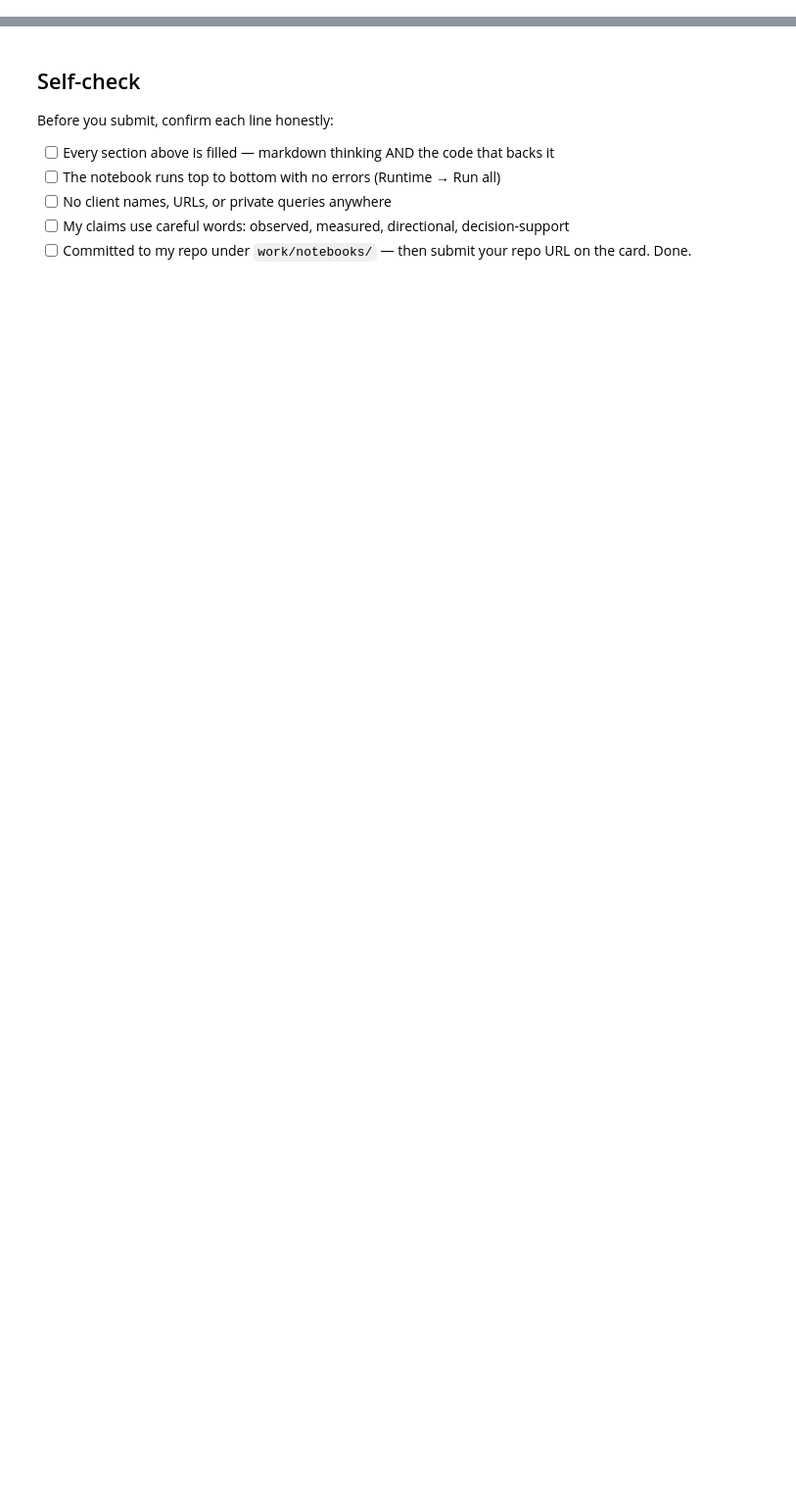
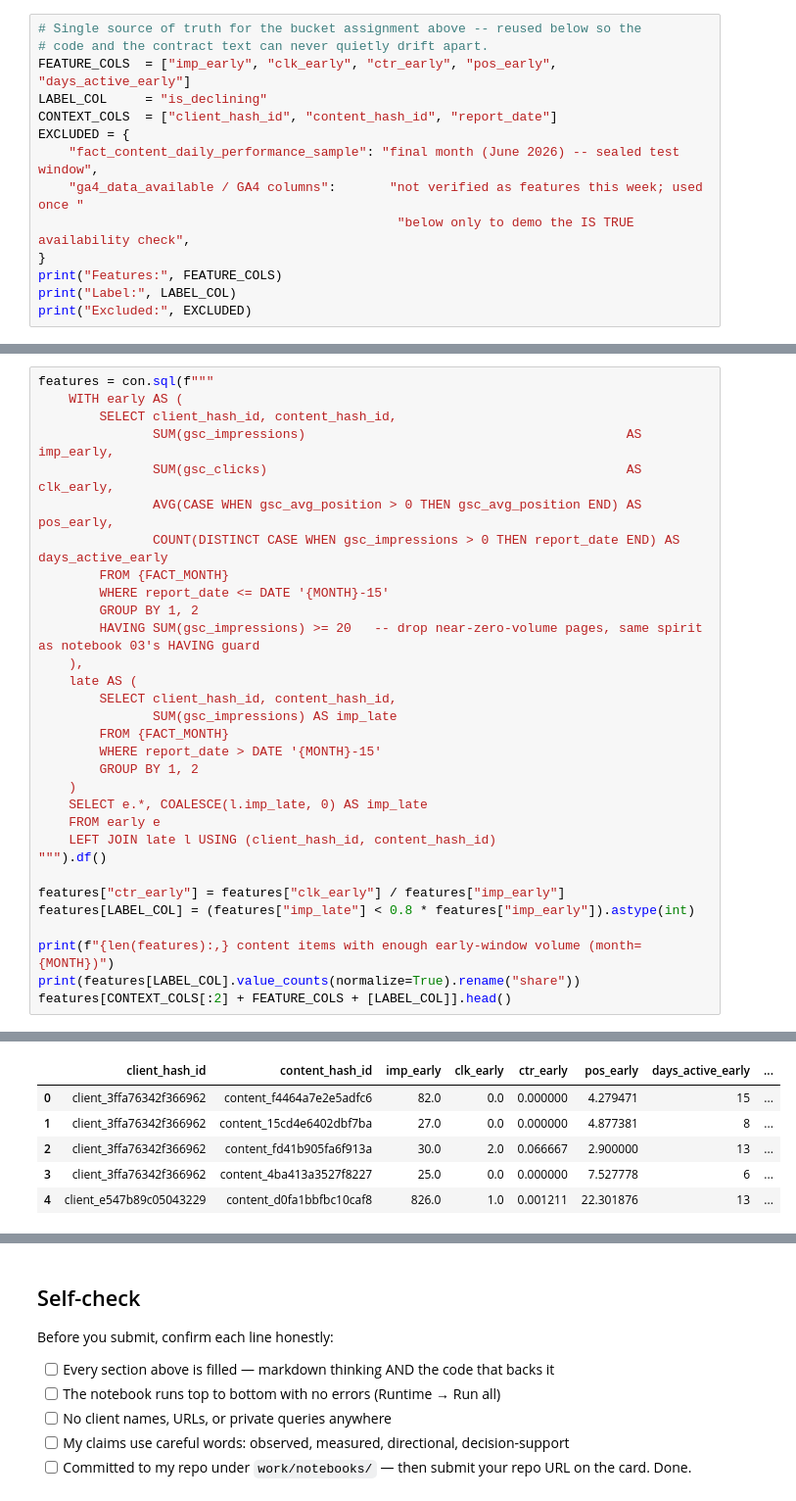
Before and after one commit to Mehroz485/ML-01, a Jupyter notebook: work/notebooks/w03_data_contract.ipynb, the cells around one changed output, grey strips where cells are left out. Shown at 98% size. Drawn from its saved outputs; the diff is of its cells as text; blank space fills up the shorter version.

```diff
--- a/work/notebooks/w03_data_contract.ipynb
+++ b/work/notebooks/w03_data_contract.ipynb
@@ -22,0 +73,14 @@ This skeleton is yours to fill. Work the sections **in order** — each one has
+# %%
+# Single source of truth for the bucket assignment above -- reused below so the
+# code and the contract text can never quietly drift apart.
+FEATURE_COLS  = ["imp_early", "clk_early", "ctr_early", "pos_early", "days_active_early"]
+LABEL_COL     = "is_declining"
+CONTEXT_COLS  = ["client_hash_id", "content_hash_id", "report_date"]
+EXCLUDED = {
+    "fact_content_daily_performance_sample": "final month (June 2026) -- sealed test window",
+    "ga4_data_available / GA4 columns":       "not verified as features this week; used once "
+                                               "below only to demo the IS TRUE availability check",
+}
+print("Features:", FEATURE_COLS)
+print("Label:", LABEL_COL)
+print("Excluded:", EXCLUDED)
@@ -36,0 +159,32 @@ This skeleton is yours to fill. Work the sections **in order** — each one has
+# %%
+features = con.sql(f"""
+    WITH early AS (
+        SELECT client_hash_id, content_hash_id,
+               SUM(gsc_impressions)                                          AS imp_early,
+               SUM(gsc_clicks)                                               AS clk_early,
+               AVG(CASE WHEN gsc_avg_position > 0 THEN gsc_avg_position END) AS pos_early,
+               COUNT(DISTINCT CASE WHEN gsc_impressions > 0 THEN report_date END) AS days_active_early
+        FROM {FACT_MONTH}
+        WHERE report_date <= DATE '{MONTH}-15'
+        GROUP BY 1, 2
+        HAVING SUM(gsc_impressions) >= 20   -- drop near-zero-volume pages, same spirit as notebook 03's HAVING guard
+    ),
+    late AS (
+        SELECT client_hash_id, content_hash_id,
+               SUM(gsc_impressions) AS imp_late
+        FROM {FACT_MONTH}
+        WHERE report_date > DATE '{MONTH}-15'
+        GROUP BY 1, 2
+    )
+    SELECT e.*, COALESCE(l.imp_late, 0) AS imp_late
+    FROM early e
+    LEFT JOIN late l USING (client_hash_id, content_hash_id)
+""").df()
+
+features["ctr_early"] = features["clk_early"] / features["imp_early"]
+features[LABEL_COL] = (features["imp_late"] < 0.8 * features["imp_early"]).astype(int)
+
+print(f"{len(features):,} content items with enough early-window volume (month={MONTH})")
+print(features[LABEL_COL].value_counts(normalize=True).rename("share"))
+features[CONTEXT_COLS[:2] + FEATURE_COLS + [LABEL_COL]].head()
+# %% [output]
@@ -36,0 +196,6 @@ This skeleton is yours to fill. Work the sections **in order** — each one has
+|  | client_hash_id | content_hash_id | imp_early | clk_early | ctr_early | pos_early | days_active_early | ... |
+| 0 | client_3ffa76342f366962 | content_f4464a7e2e5adfc6 | 82.0 | 0.0 | 0.000000 | 4.279471 | 15 | ... |
+| 1 | client_3ffa76342f366962 | content_15cd4e6402dbf7ba | 27.0 | 0.0 | 0.000000 | 4.877381 | 8 | ... |
+| 2 | client_3ffa76342f366962 | content_fd41b905fa6f913a | 30.0 | 2.0 | 0.066667 | 2.900000 | 13 | ... |
+| 3 | client_3ffa76342f366962 | content_4ba413a3527f8227 | 25.0 | 0.0 | 0.000000 | 7.527778 | 6 | ... |
+| 4 | client_e547b89c05043229 | content_d0fa1bbfbc10caf8 | 826.0 | 1.0 | 0.001211 | 22.301876 | 13 | ... |
```
Also changed, not shown: parts of 27 cells of this notebook.
